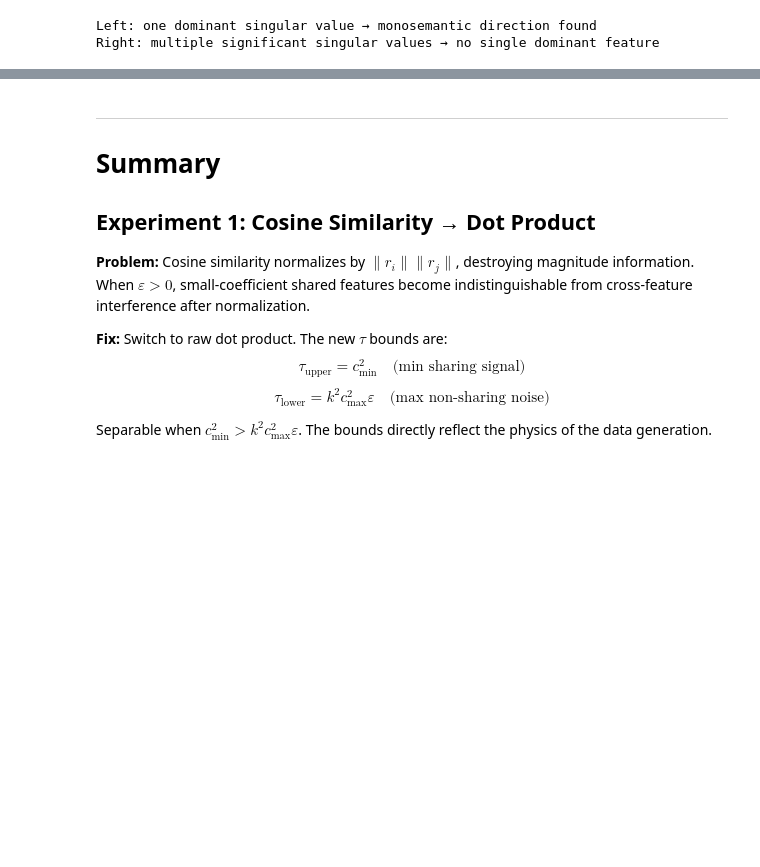
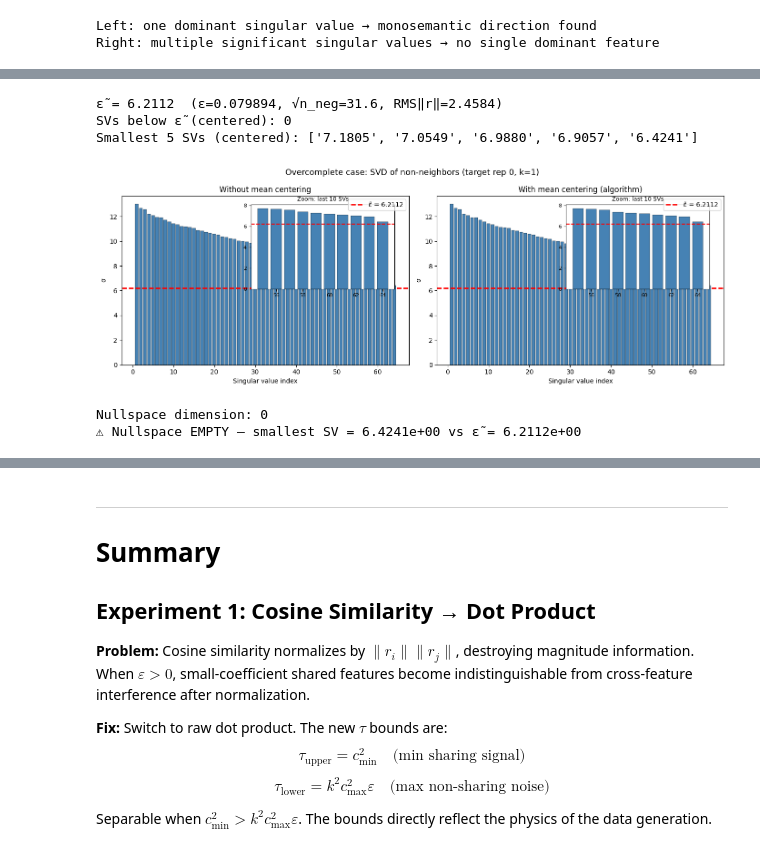
Before and after one commit to smurphnerd/monosemantic-features, a Jupyter notebook: notebooks/walkthrough.ipynb, the cells around one changed output, grey strips where cells are left out. Cells and saved outputs as stored; diff of their text form; code cells hidden in the pictures; blank space fills up the shorter version.

```diff
--- a/notebooks/walkthrough.ipynb
+++ b/notebooks/walkthrough.ipynb
@@ -808,0 +1077,77 @@ Right: multiple significant singular values → no single dominant feature
+# %%
+# SVD analysis — overcomplete case
+nb_set_oc = set(algo_nb_oc.tolist())
+non_nb_idx_oc = [i for i in range(len(diag_reps_oc)) if i not in nb_set_oc]
+non_nb_oc = diag_reps_oc[non_nb_idx_oc]
+n_neg_oc = len(non_nb_idx_oc)
+d_oc = diag_syn_oc.d
+
+# Without mean centering
+_, S_raw_oc, _ = torch.linalg.svd(non_nb_oc, full_matrices=True)
+
+# With mean centering
+mean_neg_oc = non_nb_oc.mean(dim=0, keepdim=True)
+_, S_cent_oc, _ = torch.linalg.svd(non_nb_oc - mean_neg_oc, full_matrices=True)
+
+# ε̃ — this time with real epsilon
+norms_oc = torch.norm(diag_reps_oc, dim=1)
+rms_oc = torch.sqrt(torch.mean(norms_oc**2))
+scaled_eps_oc = (n_neg_oc**0.5) * rms_oc * diag_eps_oc
+
+full_S_raw_oc = torch.zeros(d_oc)
+full_S_raw_oc[:min(len(S_raw_oc), d_oc)] = S_raw_oc[:d_oc]
+full_S_cent_oc = torch.zeros(d_oc)
+full_S_cent_oc[:min(len(S_cent_oc), d_oc)] = S_cent_oc[:d_oc]
+
+n_below_oc = (full_S_cent_oc < scaled_eps_oc).sum().item()
+
+print(f'ε̃ = {scaled_eps_oc:.4f}  (ε={diag_eps_oc:.6f}, √n_neg={n_neg_oc**0.5:.1f}, RMS‖r‖={rms_oc:.4f})')
+print(f'SVs below ε̃ (centered): {n_below_oc}')
+print(f'Smallest 5 SVs (centered): {[f"{v:.4f}" for v in full_S_cent_oc[-5:].tolist()]}')
+# %% [output]
+ε̃ = 6.2112  (ε=0.079894, √n_neg=31.6, RMS‖r‖=2.4584)
+SVs below ε̃ (centered): 0
+Smallest 5 SVs (centered): ['7.1805', '7.0549', '6.9880', '6.9057', '6.4241']
+# %%
+# Plot: overcomplete SV spectrum
+fig, axes = plt.subplots(1, 2, figsize=(14, 5))
+
+for ax, S_vals, title, eps_line in [
+    (axes[0], full_S_raw_oc, 'Without mean centering', scaled_eps_oc),
+    (axes[1], full_S_cent_oc, 'With mean centering (algorithm)', scaled_eps_oc),
+]:
+    indices = np.arange(1, d_oc + 1)
+    colors = ['salmon' if s < eps_line else 'steelblue' for s in S_vals]
+    ax.bar(indices, S_vals.numpy(), color=colors, edgecolor='black', linewidth=0.3)
+    ax.axhline(y=eps_line, color='red', linestyle='--', linewidth=2,
+               label=f'ε̃ = {eps_line:.4f}')
+    ax.set_xlabel('Singular value index')
+    ax.set_ylabel('σ')
+    ax.set_title(title)
+    ax.legend()
+    # Zoom inset
+    ax_inset = ax.inset_axes([0.45, 0.45, 0.5, 0.5])
+    zoom_range = slice(max(0, d_oc-10), d_oc)
+    zoom_indices = indices[zoom_range]
+    zoom_S = S_vals[zoom_range].numpy()
+    zoom_colors = colors[zoom_range]
+    ax_inset.bar(zoom_indices, zoom_S, color=zoom_colors, edgecolor='black', linewidth=0.3)
+    ax_inset.axhline(y=eps_line, color='red', linestyle='--', linewidth=1.5)
+    ax_inset.set_title('Zoom: last 10 SVs', fontsize=9)
+    ax_inset.tick_params(labelsize=8)
+
+plt.suptitle(f'Overcomplete case: SVD of non-neighbors (target rep {target_idx_oc}, k=1)', fontsize=13)
+plt.tight_layout()
+plt.show()
+
+print(f'Nullspace dimension: {n_below_oc}')
+if n_below_oc == 0:
+    print(f'⚠ Nullspace EMPTY — smallest SV = {full_S_cent_oc[-1]:.4e} vs ε̃ = {scaled_eps_oc:.4e}')
+elif n_below_oc == 1:
+    print('✓ Nullspace dim = 1')
+else:
+    print(f'Nullspace dim = {n_below_oc}')
+# %% [output]
+[figure, added]
+Nullspace dimension: 0
+⚠ Nullspace EMPTY — smallest SV = 6.4241e+00 vs ε̃ = 6.2112e+00
```
Also changed, not shown: parts of 18 cells of this notebook.
